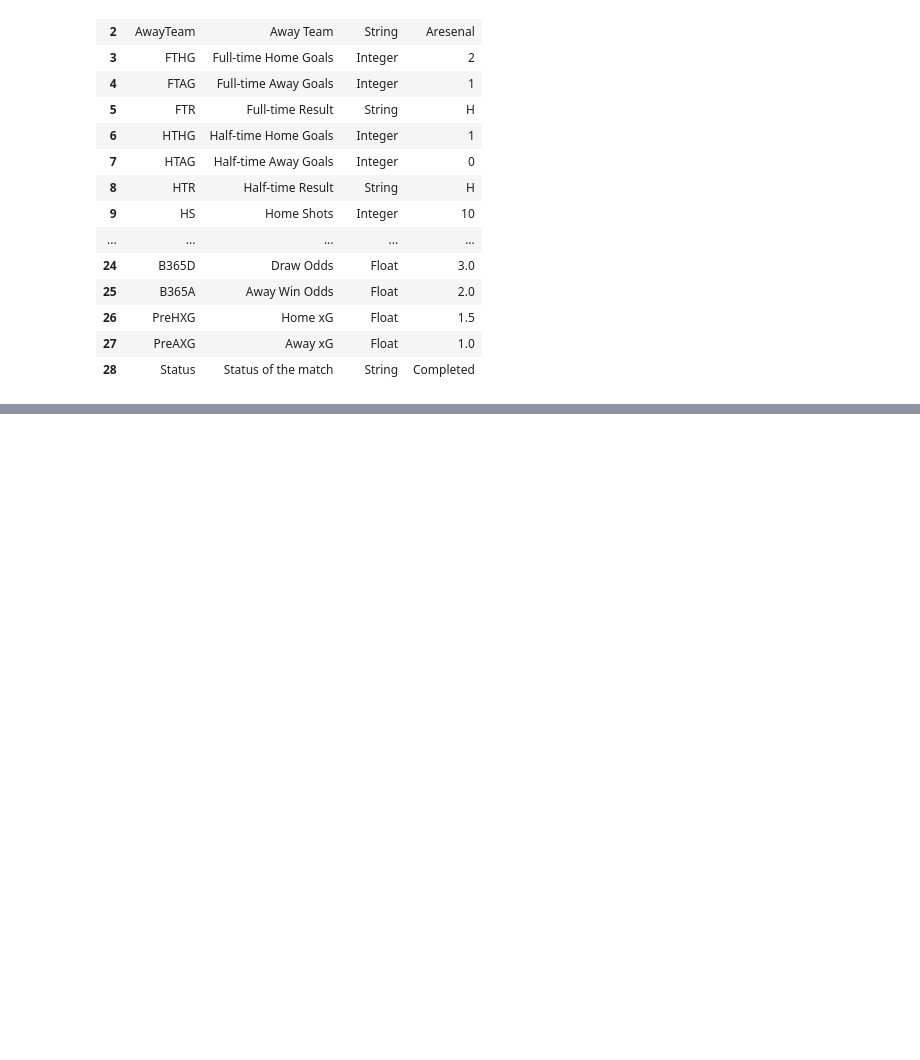
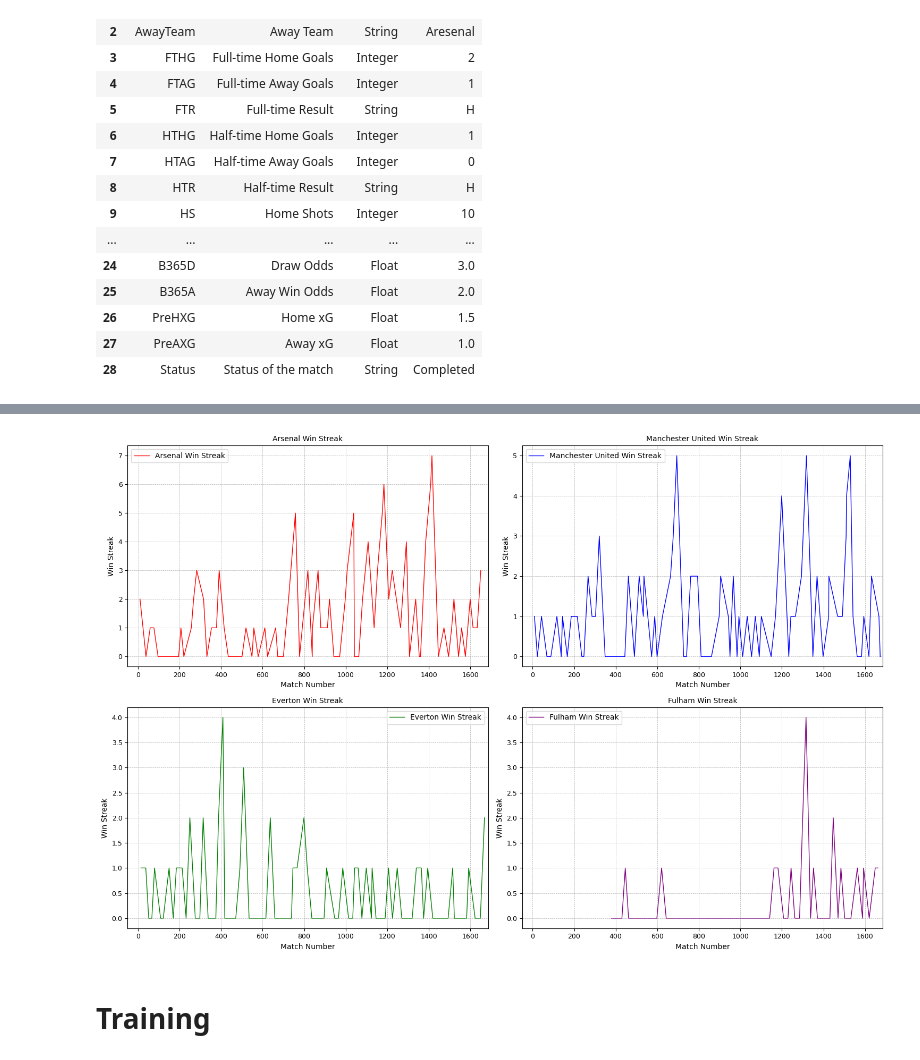
Before and after one commit to hubamatyas/Football-Arbitrage-Value-Betting, a Jupyter notebook: notebooks/data.ipynb, the cells around one changed output, grey strips where cells are left out. Cells and saved outputs as stored; diff of their text form; code cells hidden in the pictures; blank space fills up the shorter version.

```diff
--- a/notebooks/data.ipynb
+++ b/notebooks/data.ipynb
@@ -188,0 +272,8 @@ plt.show()
+# %%
+feature_params = {
+    Feature.WIN_STREAK.value: True,
+}
+
+train, test, unique_teams = model.pre_process_data(df_past5)
+win_streak = XTrainConstructor(train.X, unique_teams, **feature_params).construct_table()
+win_streak.tail()
@@ -188,0 +287,31 @@ plt.show()
+# %%
+# Plot Win Streak
+teams = ['Arsenal', 'Manchester United', 'Everton', 'Fulham']
+colors = ['red', 'blue', 'green', 'purple']
+
+plt.figure(figsize=(15, 10))
+
+for i, team in enumerate(teams):
+    team_win_streak = win_streak.loc[(win_streak['HT'] == team)]
+
+    # Creating a subplot for each team
+    plt.subplot(2, 2, i+1)
+    plt.plot(team_win_streak['HT_WinStreak'], label=f'{team} Win Streak', color=colors[i], linewidth=1)
+
+    plt.legend(fontsize='medium')
+    plt.title(f'{team} Win Streak', fontsize=10)
+    plt.xlabel('Match Number', fontsize=10)
+    plt.ylabel('Win Streak', fontsize=10)
+    plt.xticks(fontsize=9)
+    plt.yticks(fontsize=9)
+    plt.xlim(-50, len(df_past5))
+    plt.grid(True, which='both', linestyle='--', linewidth=0.5)
+
+
+plt.tight_layout()
+plt.savefig('fb_win_streak.pdf')
+plt.show()
+# %% [output]
+[figure, added]
+# %% [markdown]
+# Training
```
Also changed, not shown: parts of 11 cells of this notebook.
